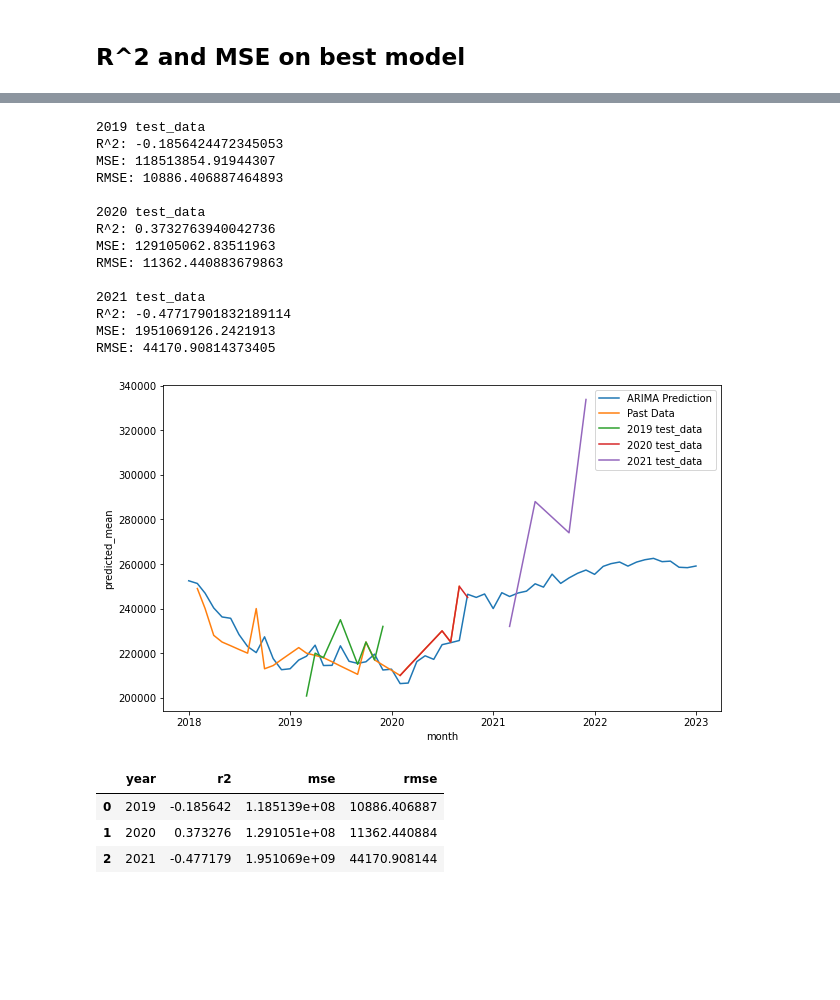
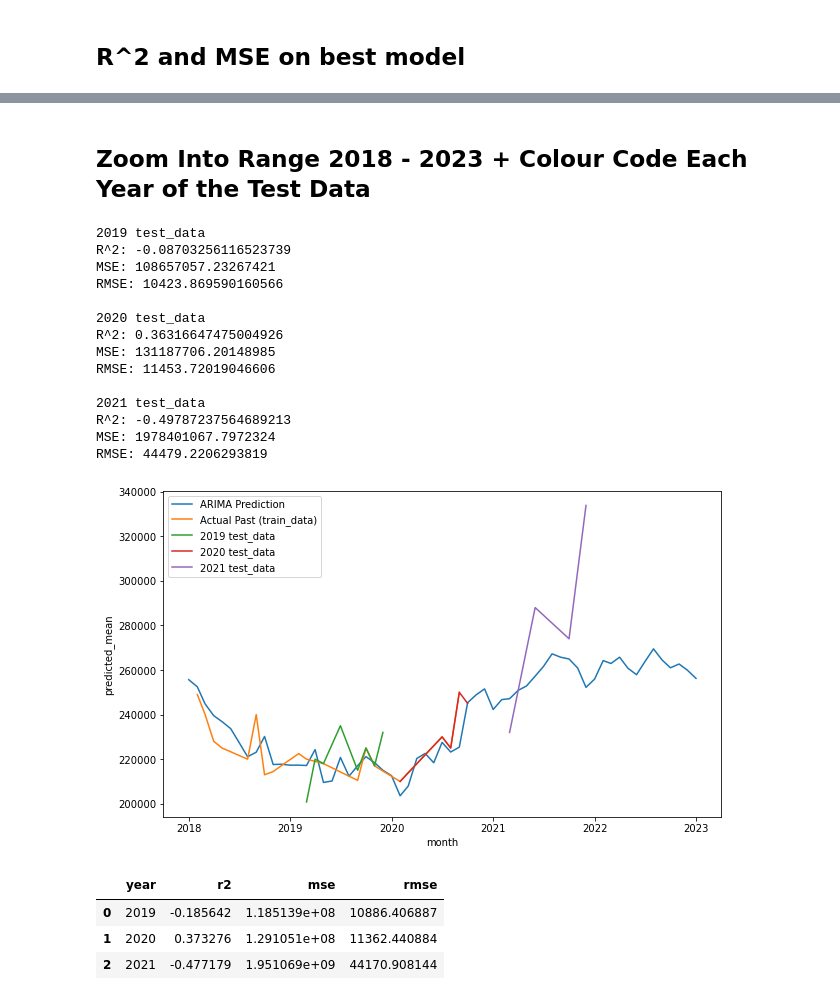
Before and after one commit to AnthonyChew/sc1015-1, a Jupyter notebook: ARIMA.ipynb, the cells around one changed output, grey strips where cells are left out. Saved outputs shown, nothing was run; the diff lists cells and outputs as text; code cells hidden in the pictures; blank space fills up the shorter version.

Commit message:
v0.3.0 ARIMA Optimisation & CSV Reorganization
- Optimised ARIMA model (found best p-value, d-value, q-value)
- Renamed folder `archive` to `data_hdb`
- Added folder `data_arima`

```diff
--- a/ARIMA.ipynb
+++ b/ARIMA.ipynb
@@ -457,2 +265,0 @@ df.loc[pd.Period("1991-02", "M")] = 23
-# %%
-df = df.sort_index()
@@ -468,0 +274,2 @@ df.plot()
+# %%
+best_d_value = 1
@@ -713,3 +556,5 @@ plt.show()
+# %%
+best_p_value = 44
 # %%
 pdf.iloc[pdf.r2.idxmax()].p_value
 # %% [output]
@@ -724,0 +610,2 @@ pdf.iloc[pdf.rmse.idxmin()].p_value
+# %%
+best_q_value = 25
@@ -754,54 +646,53 @@ df[df.index > '2018']
+# %% [markdown]
+## Zoom Into Range 2018 - 2023 + Colour Code Each Year of the Test Data
 # %%
-from statsmodels.tsa.arima.model import ARIMA
-import seaborn as sb
-
-model = ARIMA(df, order=(44,1,1))
+model = ARIMA(df, order=(best_p_value, best_d_value, best_q_value))
 model_fit = model.fit()
 a = model_fit.predict(start= '2018', end='2023')
 ax = sb.lineplot(data = a, label="ARIMA Prediction")
 
-ax = sb.lineplot(data = df[df.index > '2018'].squeeze(), label="Past Data")
+ax = sb.lineplot(data = df[df.index > '2018'].squeeze(), label="Actual Past (train_data)")
 
 year_list = []
 r2_list = []
 mse_list = []
 rmse_list = []
 for year in range(2019, 2022):
     test_data_year = test_data.loc[str(year)].squeeze()
     ax = sb.lineplot(data = test_data_year, label=f"{year} test_data")
 
     r2_value = r2(a,test_data_year)
     mse_value = mse(a,test_data_year)
     rmse_value = rmse(a,test_data_year)
 
     print(f"{year} test_data")
     print(f"R^2: {r2_value}")
     print(f"MSE: {mse_value}")
     print(f"RMSE: {rmse_value}\n")
 
     year_list.append(year)
     r2_list.append(r2_value)
     mse_list.append(mse_value)
     rmse_list.append(rmse_value)
 
 
 year_df = pd.DataFrame({"year": year_list, "r2": r2_list, "mse": mse_list, "rmse": rmse_list})
 # %% [output]
 2019 test_data
-R^2: -0.1856424472345053
-MSE: 118513854.91944307
-RMSE: 10886.406887464893
+R^2: -0.08703256116523739
+MSE: 108657057.23267421
+RMSE: 10423.869590160566
 
 2020 test_data
-R^2: 0.3732763940042736
-MSE: 129105062.83511963
-RMSE: 11362.440883679863
+R^2: 0.36316647475004926
+MSE: 131187706.20148985
+RMSE: 11453.72019046606
 
 2021 test_data
-R^2: -0.47717901832189114
-MSE: 1951069126.2421913
-RMSE: 44170.90814373405
+R^2: -0.49787237564689213
+MSE: 1978401067.7972324
+RMSE: 44479.2206293819
-[figure, old version]
+[figure, new version]
 # %%
 year_df
 # %% [output]
```
Also changed, not shown: parts of 152 cells of this notebook, 23 other files.
